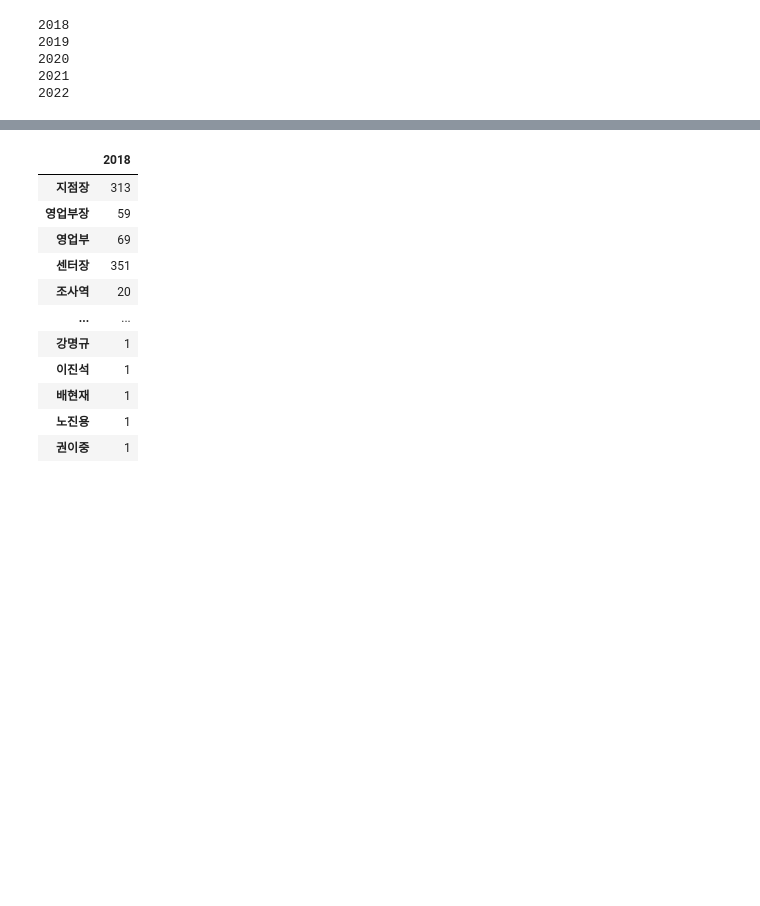
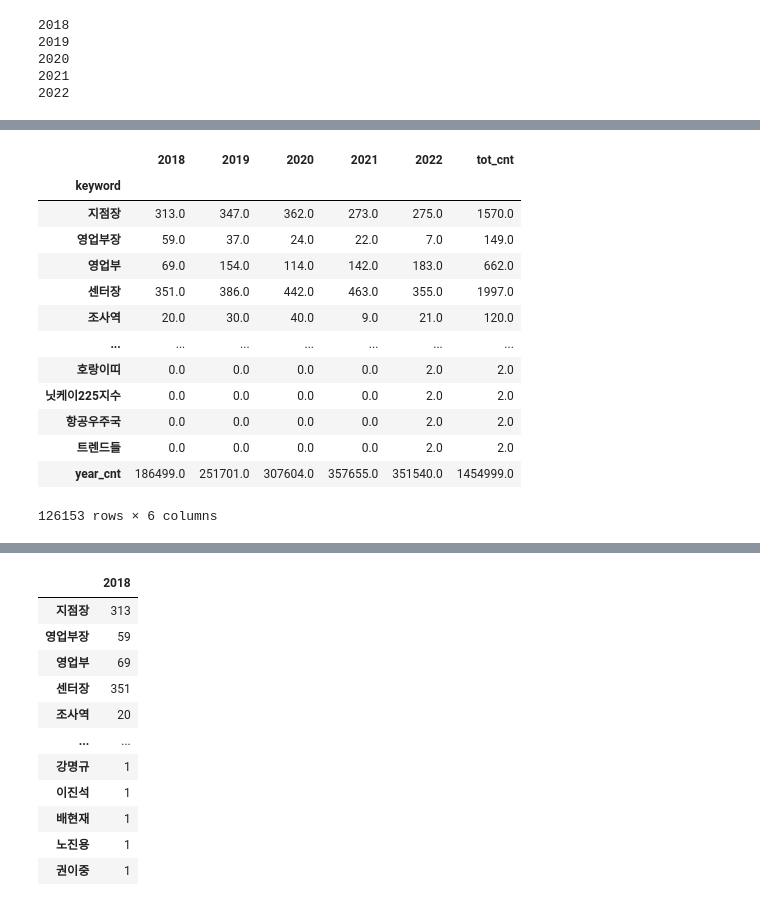
Before and after one commit to ho2921ho/BerTopic, a Jupyter notebook: BerTopic.ipynb, the cells around one changed output, grey strips where cells are left out. Drawn from its saved outputs; the diff is of its cells as text; code cells hidden in the pictures; blank space fills up the shorter version.

```diff
--- a/BerTopic.ipynb
+++ b/BerTopic.ipynb
@@ -159,0 +180,25 @@ tmp_df_list[0].merge(tmp_df_list[1], on = 'keyword')
+# %%
+df['tot_cnt'] = df.sum(axis = 1)
+# %%
+df = df.T
+# %%
+df['year_cnt'] = df.sum(axis = 1)
+# %%
+df = df.T
+# %%
+df
+# %% [output]
+|  | 2018 | 2019 | 2020 | 2021 | 2022 | tot_cnt |
+| keyword |  |  |  |  |  |  |
+| 지점장 | 313.0 | 347.0 | 362.0 | 273.0 | 275.0 | 1570.0 |
+| 영업부장 | 59.0 | 37.0 | 24.0 | 22.0 | 7.0 | 149.0 |
+| 영업부 | 69.0 | 154.0 | 114.0 | 142.0 | 183.0 | 662.0 |
+| 센터장 | 351.0 | 386.0 | 442.0 | 463.0 | 355.0 | 1997.0 |
+| 조사역 | 20.0 | 30.0 | 40.0 | 9.0 | 21.0 | 120.0 |
+| ... | ... | ... | ... | ... | ... | ... |
+| 호랑이띠 | 0.0 | 0.0 | 0.0 | 0.0 | 2.0 | 2.0 |
+| 닛케이225지수 | 0.0 | 0.0 | 0.0 | 0.0 | 2.0 | 2.0 |
+| 항공우주국 | 0.0 | 0.0 | 0.0 | 0.0 | 2.0 | 2.0 |
+| 트렌드들 | 0.0 | 0.0 | 0.0 | 0.0 | 2.0 | 2.0 |
+| year_cnt | 186499.0 | 251701.0 | 307604.0 | 357655.0 | 351540.0 | 1454999.0 |
+126153 rows × 6 columns
```
Also changed, not shown: parts of 27 cells of this notebook, 15 other files.
